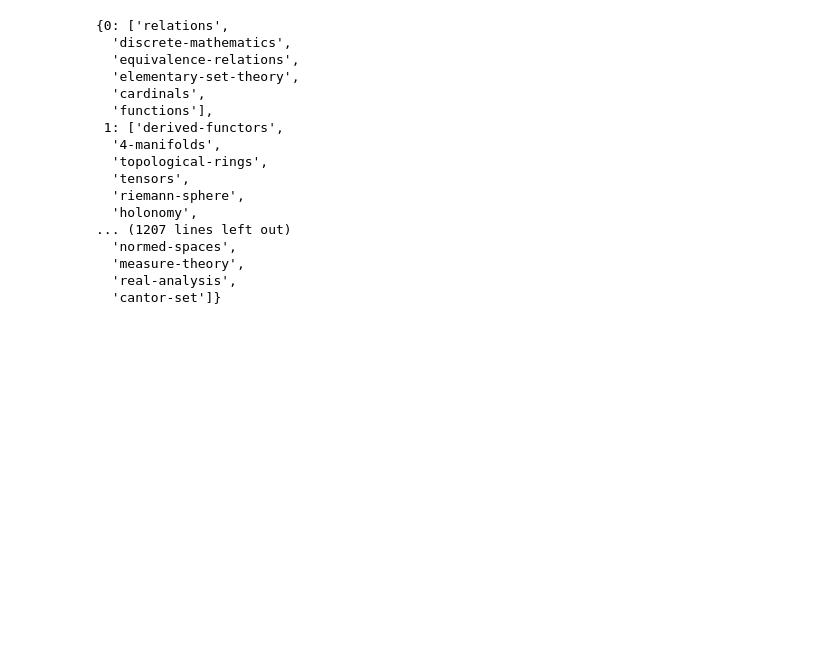
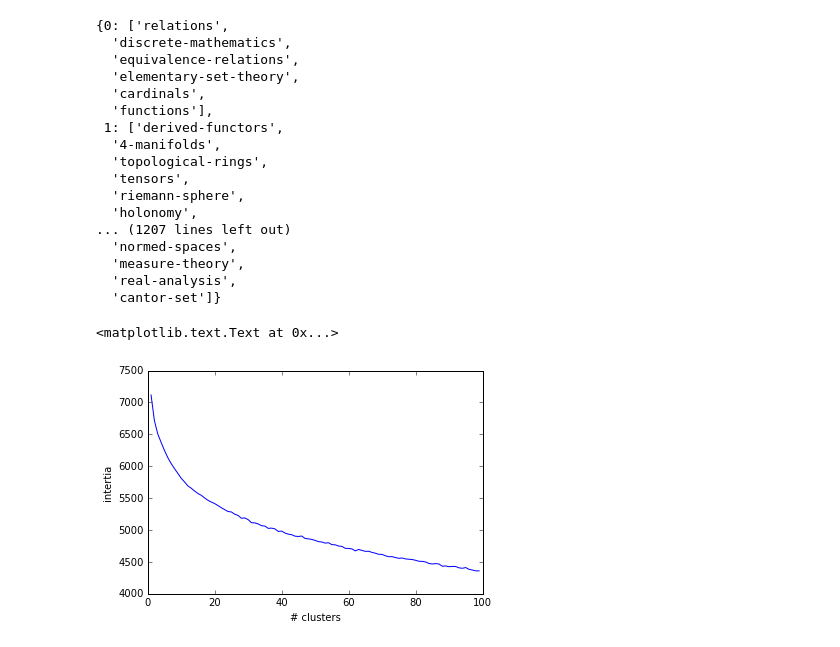
Before and after one commit to CS224W/Project, a Jupyter notebook: code/User-tag node2vec.ipynb, the cells around one changed output. Cells and saved outputs as stored; diff of their text form; code cells hidden in the pictures; blank space fills up the shorter version.

Commit message:
Update graphs

```diff
--- a/code/User-tag node2vec.ipynb
+++ b/code/User-tag node2vec.ipynb
@@ -192,3 +192,17 @@ tag_clusters
   'measure-theory',
   'real-analysis',
   'cantor-set']}
+# %%
+inertias = []
+for k in range(1, 100):
+    kmeans = KMeans(n_clusters=k, n_jobs=-1, precompute_distances=True)
+    kmeans.fit(w2v.syn0[tag_idxs])
+    inertias.append(kmeans.inertia_)
+# %%
+%matplotlib inline
+plt.plot(range(1, 100), inertias)
+plt.xlabel('# clusters')
+plt.ylabel('intertia')
+# %% [output]
+<matplotlib.text.Text at 0x...>
+[figure, added]
```
Also changed, not shown: 8 other files.
